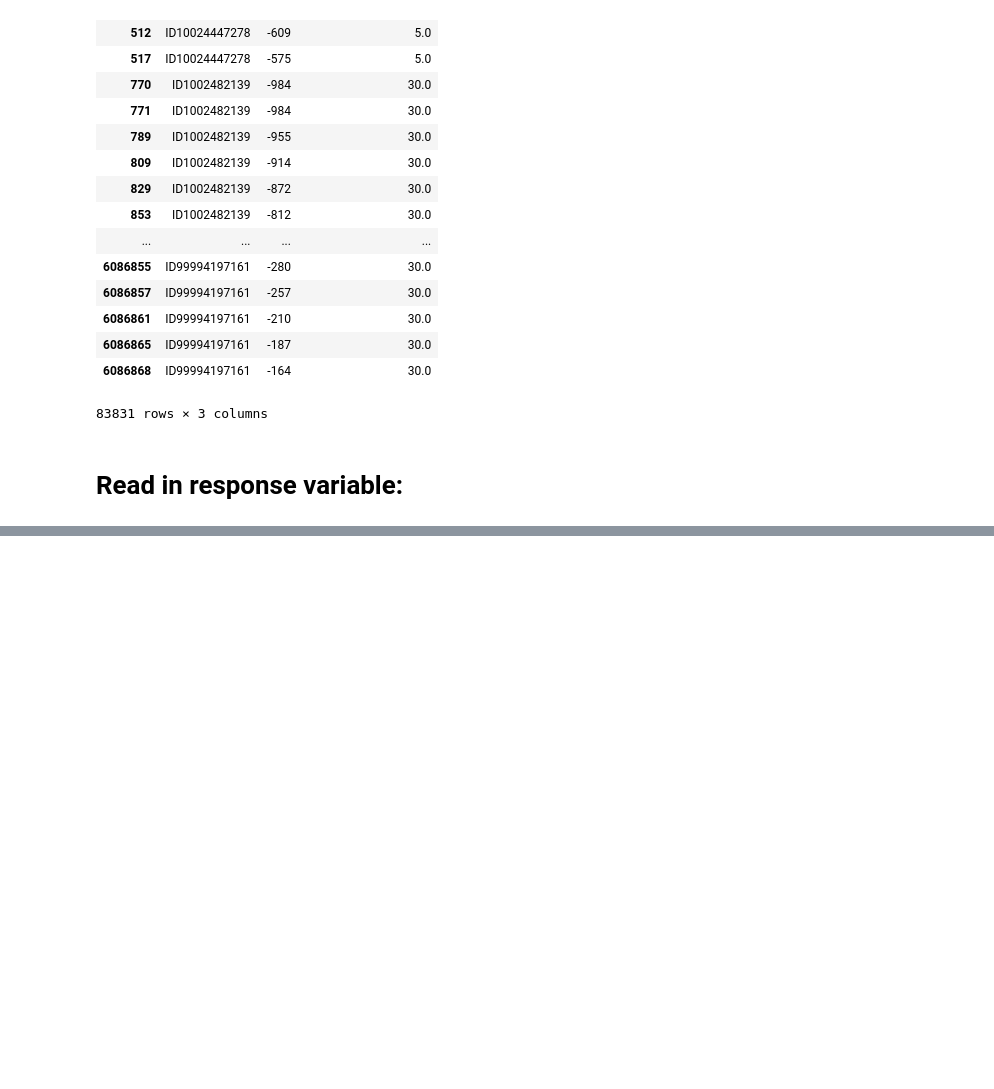
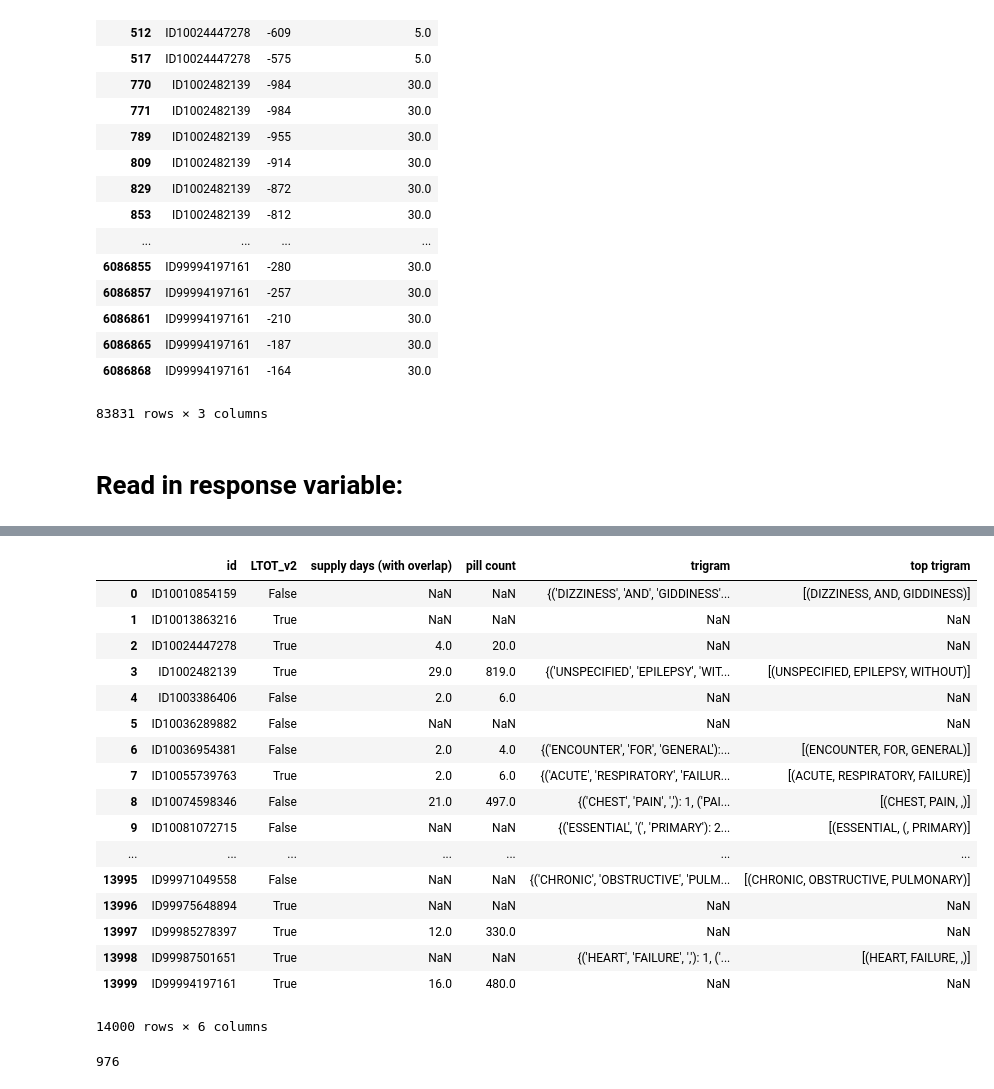
Before and after one commit to chenson2018/Humana-Mays-Competition, a Jupyter notebook: Chris Response Variable Exploration.ipynb, the cells around one changed output, grey strips where cells are left out. Drawn from its saved outputs; the diff is of its cells as text; code cells hidden in the pictures; blank space fills up the shorter version.

```diff
--- a/Chris Response Variable Exploration.ipynb
+++ b/Chris Response Variable Exploration.ipynb
@@ -293,0 +348,21 @@ response_variable
+# %%
+response_variable
+# %% [output]
+|  | id | LTOT_v2 | supply days (with overlap) | pill count | trigram | top trigram |
+| 0 | ID10010854159 | False | NaN | NaN | {('DIZZINESS', 'AND', 'GIDDINESS'... | [(DIZZINESS, AND, GIDDINESS)] |
+| 1 | ID10013863216 | True | NaN | NaN | NaN | NaN |
+| 2 | ID10024447278 | True | 4.0 | 20.0 | NaN | NaN |
+| 3 | ID1002482139 | True | 29.0 | 819.0 | {('UNSPECIFIED', 'EPILEPSY', 'WIT... | [(UNSPECIFIED, EPILEPSY, WITHOUT)] |
+| 4 | ID1003386406 | False | 2.0 | 6.0 | NaN | NaN |
+| 5 | ID10036289882 | False | NaN | NaN | NaN | NaN |
+| 6 | ID10036954381 | False | 2.0 | 4.0 | {('ENCOUNTER', 'FOR', 'GENERAL'):... | [(ENCOUNTER, FOR, GENERAL)] |
+| 7 | ID10055739763 | True | 2.0 | 6.0 | {('ACUTE', 'RESPIRATORY', 'FAILUR... | [(ACUTE, RESPIRATORY, FAILURE)] |
+| 8 | ID10074598346 | False | 21.0 | 497.0 | {('CHEST', 'PAIN', ','): 1, ('PAI... | [(CHEST, PAIN, ,)] |
+| 9 | ID10081072715 | False | NaN | NaN | {('ESSENTIAL', '(', 'PRIMARY'): 2... | [(ESSENTIAL, (, PRIMARY)] |
+| ... | ... | ... | ... | ... | ... | ... |
+| 13995 | ID99971049558 | False | NaN | NaN | {('CHRONIC', 'OBSTRUCTIVE', 'PULM... | [(CHRONIC, OBSTRUCTIVE, PULMONARY)] |
+| 13996 | ID99975648894 | True | NaN | NaN | NaN | NaN |
+| 13997 | ID99985278397 | True | 12.0 | 330.0 | NaN | NaN |
+| 13998 | ID99987501651 | True | NaN | NaN | {('HEART', 'FAILURE', ','): 1, ('... | [(HEART, FAILURE, ,)] |
+| 13999 | ID99994197161 | True | 16.0 | 480.0 | NaN | NaN |
+14000 rows × 6 columns
@@ -293,0 +371,4 @@ response_variable
+# %%
+len(trigram_list)
+# %% [output]
+976
```
Also changed, not shown: parts of 14 cells of this notebook.
